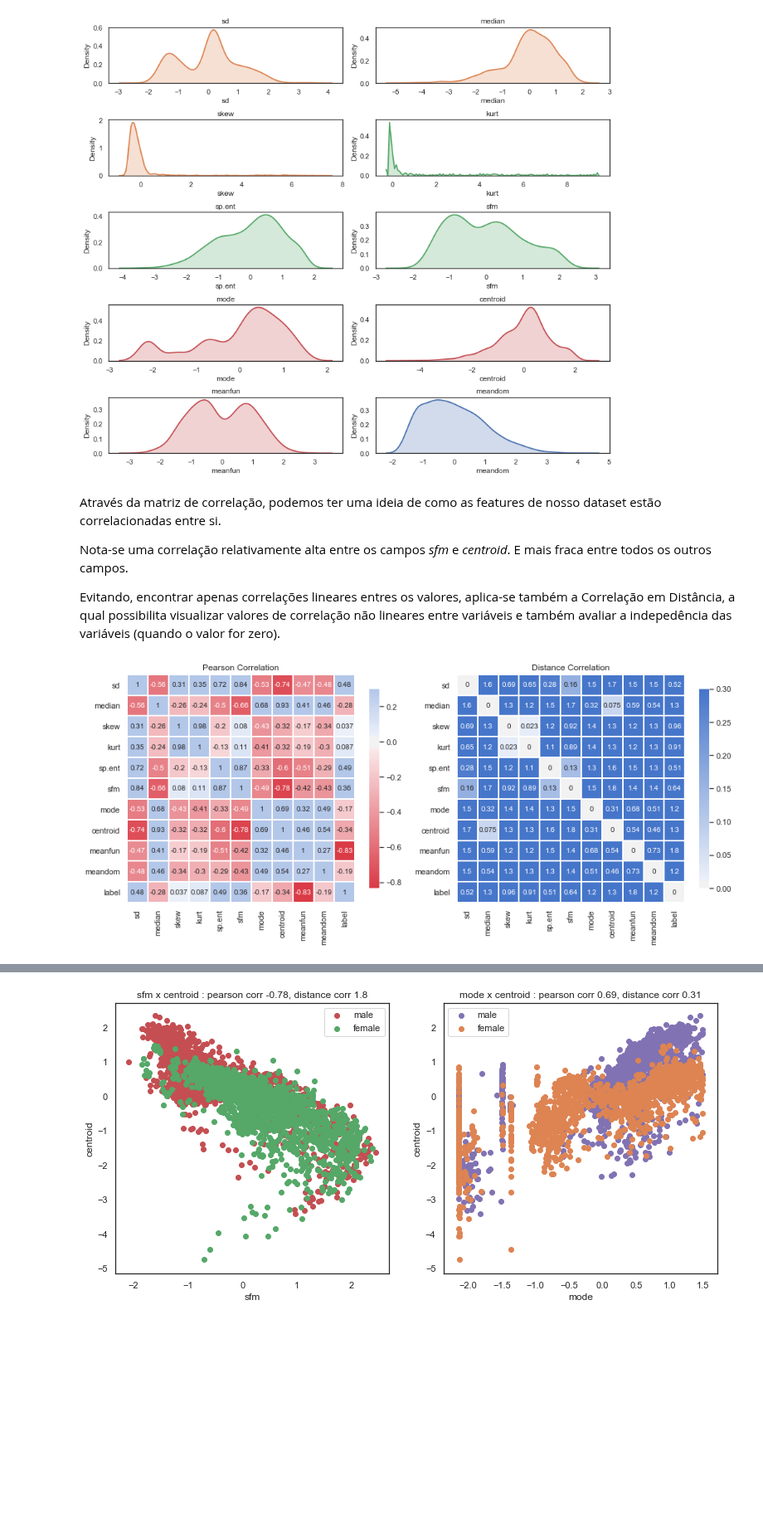
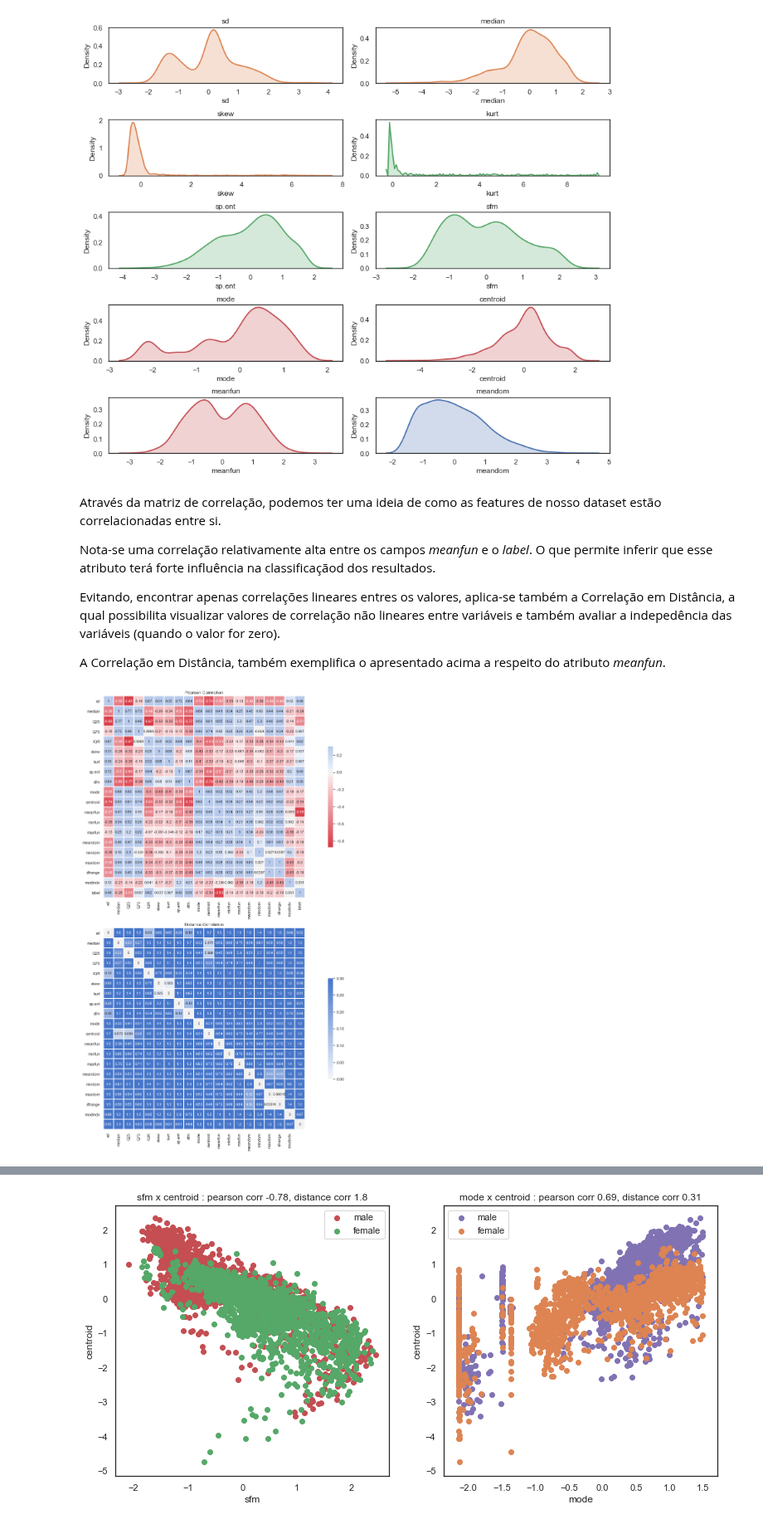
Before and after one commit to rdenadai/ia006c, a Jupyter notebook: notebooks/EFC02/EFC02.ipynb, the cells around one changed output, grey strips where cells are left out. Shown at 83% size. Drawn from its saved outputs; the diff is of its cells as text; code cells hidden in the pictures; blank space fills up the shorter version.

```diff
--- a/notebooks/EFC02/EFC02.ipynb
+++ b/notebooks/EFC02/EFC02.ipynb
@@ -347,9 +266,10 @@ Como é possível observar alguns dos atributos tem seu histograma próximo ao f
 
 $y = \frac{x-\mu}{\sigma}$
-# %%
-scaler = Scaler()
-for field in x_fields:
-    sound_c.loc[:][field] = scaler.fit_transform(sound_c[field])
+# %%
+scaler = StandardScaler()
+scaler.fit_transform(sound_c[x_fields])
+nsound_c = scaler.transform(sound_c[x_fields])
+sound_c = pd.DataFrame(np.c_[nsound_c, sound_c["label"].to_numpy()], columns=fields)
 # %%
 data = []
 for field in x_fields:
@@ -430,37 +350,45 @@ plt.show()
 # %% [markdown]
 Através da matriz de correlação, podemos ter uma ideia de como as features de nosso dataset estão correlacionadas entre si.
 
-Nota-se uma correlação relativamente alta entre os campos *sfm* e *centroid*. E mais fraca entre todos os outros campos.
+Nota-se uma correlação relativamente alta entre os campos *meanfun* e o *label*. O que permite inferir que esse atributo terá forte influência na classificaçãod dos resultados.
 
 Evitando, encontrar apenas correlações lineares entres os valores, aplica-se também a Correlação em Distância, a qual possibilita visualizar valores de correlação não lineares entre variáveis e também avaliar a indepedência das variáveis (quando o valor for zero).
+
+A Correlação em Distância, também exemplifica o apresentado acima a respeito do atributo *meanfun*.
 # %%
+cols = df.columns
+fields = cols[:len(cols)-1].to_numpy()
+
+scaler2 = StandardScaler()
+df = pd.DataFrame(np.c_[scaler2.fit_transform(df[fields]), df["label"].to_numpy()], columns=cols)
+
 # Pearson Correlation
-corr = sound_c.corr()
+corr = df.corr()
 
 # Distance Correlation
-ds = len(x_fields) + 1
+ds = len(cols)
 dcorr = np.zeros((ds, ds))
-for i, field in enumerate(fields):
-    for k, field2 in enumerate(fields):
-        dcorr[i][k] = dcorrelation(sound_c[field], sound_c[field2])
+for i, field in enumerate(cols):
+    for k, field2 in enumerate(cols):
+        dcorr[i][k] = dcorrelation(df[field], df[field2])
 
 
 cmap = sns.diverging_palette(10, 255, as_cmap=True)
 
-plt.figure(figsize=(13, 8))
-plt.subplot(1, 2, 1)
+plt.figure(figsize=(18, 18))
+plt.subplot(2, 1, 1)
 plt.title("Pearson Correlation")
 ax = sns.heatmap(corr, cmap=cmap, vmax=.3, center=0,
             square=True, linewidths=1, annot=True, cbar_kws={"shrink": .5})
 ax.set_ylim(ds, 0)
-plt.subplot(1, 2, 2)
+plt.subplot(2, 1, 2)
 plt.title("Distance Correlation")
 ax = sns.heatmap(dcorr, cmap=cmap, vmax=.3, center=0,
             square=True, linewidths=1, annot=True, cbar_kws={"shrink": .5},
             xticklabels=fields, yticklabels=fields
 )
 ax.set_ylim(ds, 0)
 plt.tight_layout()
 plt.show()
 # %% [output]
-[figure, old version]
+[figure, new version]
```
Also changed, not shown: parts of 24 cells of this notebook.
